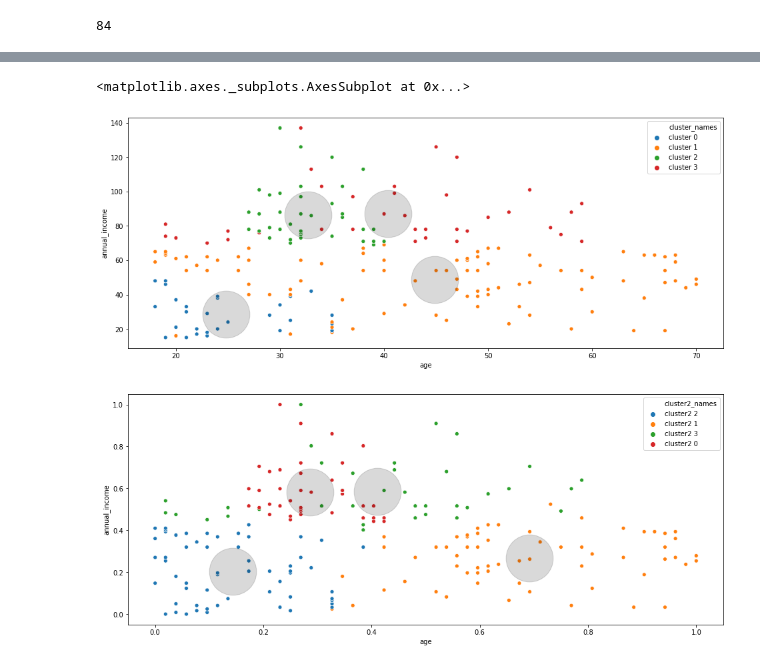
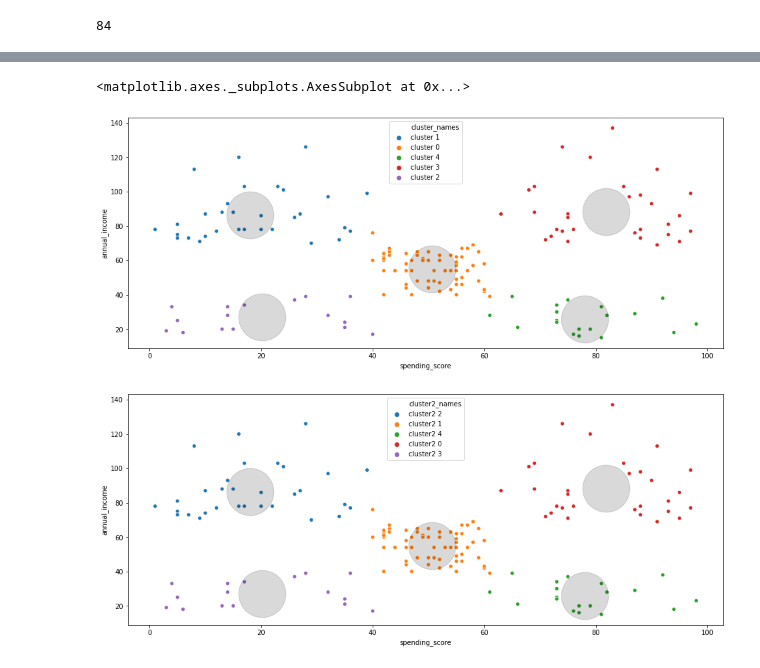
Before and after one commit to CameronGTaylor/ds-methodologies-exercises, a Jupyter notebook: clustering/modeling.ipynb, the cells around one changed output, grey strips where cells are left out. Cells and saved outputs as stored; diff of their text form; code cells hidden in the pictures.

```diff
--- a/clustering/modeling.ipynb
+++ b/clustering/modeling.ipynb
@@ -134,4 +146,6 @@ df.head()
 len(df.spending_score.value_counts())
 # %% [output]
 84
+# %%
+train, test = train_test_split(df, train_size=.8)
 # %%
@@ -172,6 +190,6 @@ cluster
 Name: age, dtype: float64
 # %%
-scaler = MinMaxScaler()
-X2 = pd.DataFrame(scaler.fit_transform(X), columns = X.columns)
-X2.head(5)
+scaler2 = MinMaxScaler()
+X2 = pd.DataFrame(scaler2.fit_transform(X), columns = X.columns)
+X2.head()
 # %% [output]
@@ -184,15 +202,17 @@ X2.head(5)
 # %%
-kmeans2 = KMeans(4)
+kmeans2 = KMeans(5)
 kmeans2.fit(X2)
-df['cluster2'] = kmeans2.predict(X2)
-df['cluster2_names'] = 'cluster2 ' + df.cluster2.astype(str)
+train['cluster2'] = kmeans2.labels_
+train['cluster2_names'] = 'cluster2 ' + train.cluster2.astype(str)
 
 plt.subplot(121)
-sns.scatterplot(X2.age, X2.annual_income, hue=df.gender)
+sns.scatterplot(X.spending_score, X.annual_income,
+                hue=train.gender)
 plt.legend()
-plt.xlabel('age')
+plt.xlabel('spending_score')
 plt.ylabel('annual_income')
 plt.subplot(122)
-sns.scatterplot(X2.age, X2.annual_income, hue=df.cluster2_names)
+sns.scatterplot(X.spending_score, X.annual_income,
+                hue=train.cluster2_names)
 # %% [output]
 <matplotlib.axes._subplots.AxesSubplot at 0x...>
@@ -200,15 +229,17 @@ sns.scatterplot(X2.age, X2.annual_income, hue=df.cluster2_names)
 # %%
 f, axes = plt.subplots(2,1, figsize=(16,14))
-sns.scatterplot(X.age, X.annual_income, hue=df.cluster_names,
-                        ax=axes[0])
-centroids = pd.DataFrame(kmeans.cluster_centers_, columns=X.columns)
-centroids.plot.scatter(x='age', y='annual_income', ax=axes[0],
-                        alpha=.15, s=5000, c='black')
-sns.scatterplot(X2.age, X2.annual_income, hue=df.cluster2_names,
-                        ax=axes[1])
-centroids = pd.DataFrame(kmeans2.cluster_centers_, columns=X2.columns)
-centroids.plot.scatter(x='age', y='annual_income', ax=axes[1],
-                        alpha=.15, s=5000, c='black')
+sns.scatterplot(X.spending_score, X.annual_income,
+                        hue=train.cluster_names, ax=axes[0])
+centroids = pd.DataFrame(kmeans.cluster_centers_,
+                        columns=X.columns)
+centroids.plot.scatter(x='spending_score', y='annual_income',
+                        ax=axes[0],  alpha=.15, s=5000, c='black')
+sns.scatterplot(X.spending_score, X.annual_income,
+                        hue=train.cluster2_names, ax=axes[1])
+centroids = pd.DataFrame(scaler2.inverse_transform(
+                        kmeans2.cluster_centers_), columns=X.columns)
+centroids.plot.scatter(x='spending_score', y='annual_income',
+                        ax=axes[1], alpha=.15, s=5000, c='black')
 # %% [output]
 <matplotlib.axes._subplots.AxesSubplot at 0x...>
-[figure, old version]
+[figure, new version]
```
Also changed, not shown: parts of 24 cells of this notebook.
